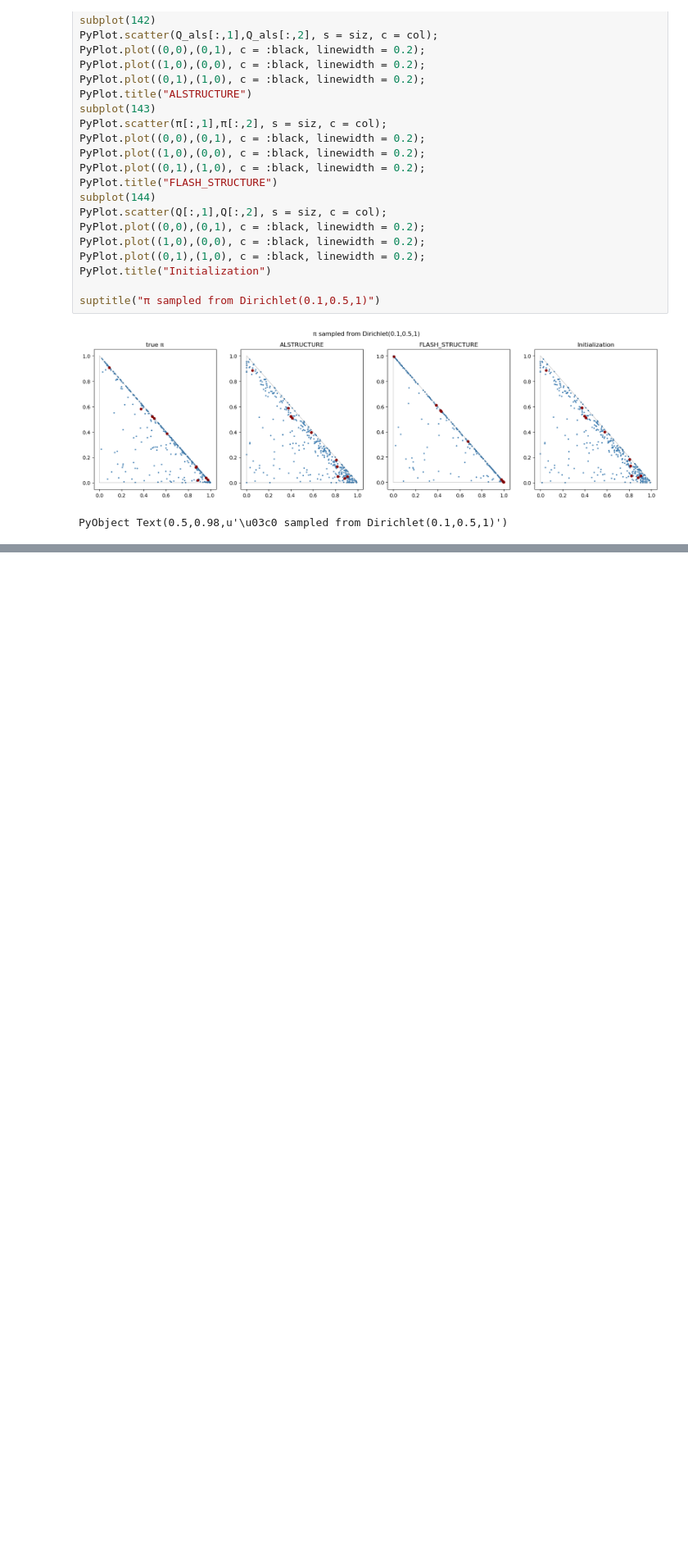
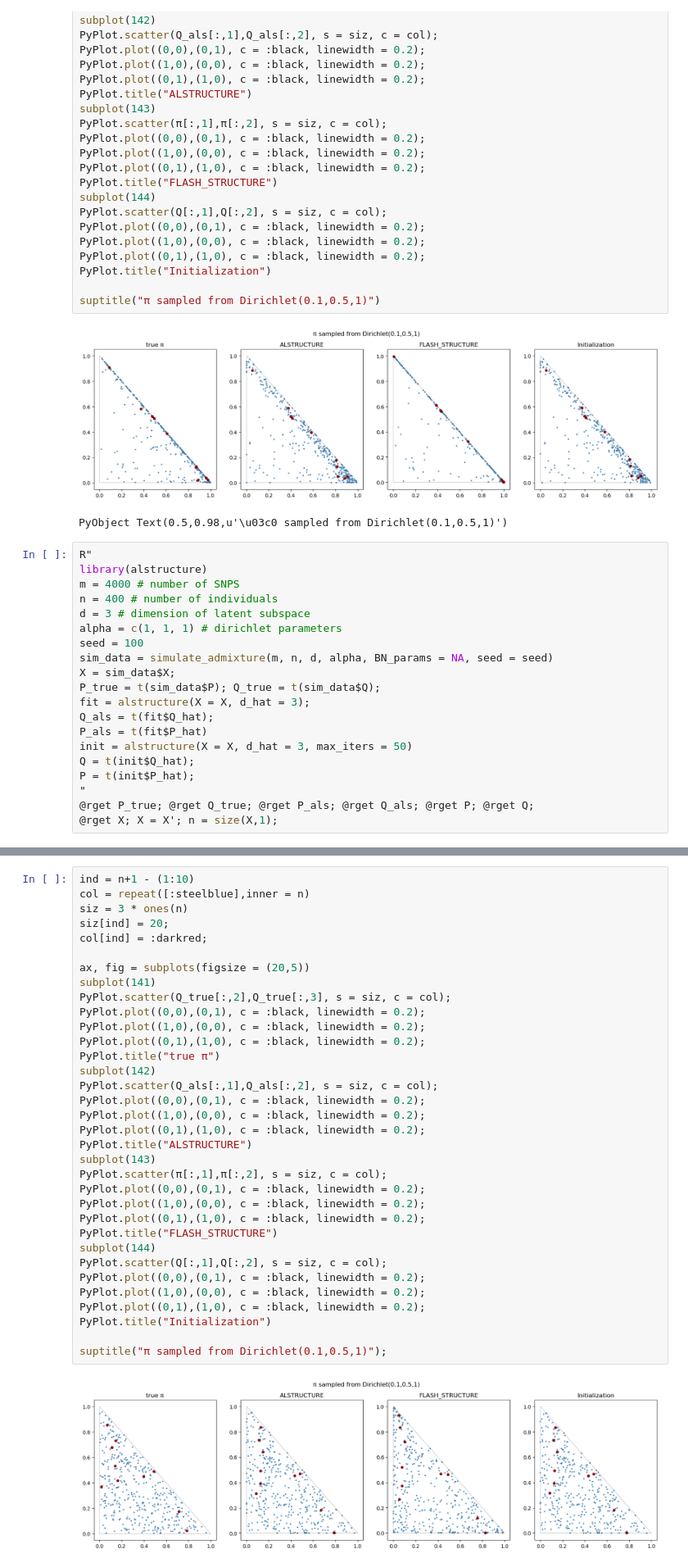
Before and after one commit to youngseok-kim/FLASH_STRUCTURE, a Jupyter notebook: docs/FLASH_STRUCTURE_type_1_Dirichlet.ipynb, the cells around one changed output, grey strips where cells are left out. Shown: that part at 82% size. Drawn from its saved outputs; the diff is of its cells as text; blank space fills up the shorter version.

Commit message:
update FLASHFLASH_STRUCTURE_type_1_Dirichlet.ipynb

```diff
--- a/docs/FLASH_STRUCTURE_type_1_Dirichlet.ipynb
+++ b/docs/FLASH_STRUCTURE_type_1_Dirichlet.ipynb
@@ -248,3 +248,23 @@ suptitle("π sampled from Dirichlet(0.1,0.5,1)")
 # %% [output]
 [figure]
 PyObject Text(0.5,0.98,u'\u03c0 sampled from Dirichlet(0.1,0.5,1)')
+# %%
+R"
+library(alstructure)
+m = 4000 # number of SNPS
+n = 400 # number of individuals
+d = 3 # dimension of latent subspace
+alpha = c(1, 1, 1) # dirichlet parameters
+seed = 100
+sim_data = simulate_admixture(m, n, d, alpha, BN_params = NA, seed = seed)
+X = sim_data$X;
+P_true = t(sim_data$P); Q_true = t(sim_data$Q);
+fit = alstructure(X = X, d_hat = 3);
+Q_als = t(fit$Q_hat);
+P_als = t(fit$P_hat)
+init = alstructure(X = X, d_hat = 3, max_iters = 50)
+Q = t(init$Q_hat);
+P = t(init$P_hat);
+"
+@rget P_true; @rget Q_true; @rget P_als; @rget Q_als; @rget P; @rget Q;
+@rget X; X = X'; n = size(X,1);
@@ -250,0 +294,36 @@ PyObject Text(0.5,0.98,u'\u03c0 sampled from Dirichlet(0.1,0.5,1)')
+# %%
+ind = n+1 - (1:10)
+col = repeat([:steelblue],inner = n)
+siz = 3 * ones(n)
+siz[ind] = 20;
+col[ind] = :darkred;
+
+ax, fig = subplots(figsize = (20,5))
+subplot(141)
+PyPlot.scatter(Q_true[:,2],Q_true[:,3], s = siz, c = col);
+PyPlot.plot((0,0),(0,1), c = :black, linewidth = 0.2);
+PyPlot.plot((1,0),(0,0), c = :black, linewidth = 0.2);
+PyPlot.plot((0,1),(1,0), c = :black, linewidth = 0.2);
+PyPlot.title("true π")
+subplot(142)
+PyPlot.scatter(Q_als[:,1],Q_als[:,2], s = siz, c = col);
+PyPlot.plot((0,0),(0,1), c = :black, linewidth = 0.2);
+PyPlot.plot((1,0),(0,0), c = :black, linewidth = 0.2);
+PyPlot.plot((0,1),(1,0), c = :black, linewidth = 0.2);
+PyPlot.title("ALSTRUCTURE")
+subplot(143)
+PyPlot.scatter(π[:,1],π[:,2], s = siz, c = col);
+PyPlot.plot((0,0),(0,1), c = :black, linewidth = 0.2);
+PyPlot.plot((1,0),(0,0), c = :black, linewidth = 0.2);
+PyPlot.plot((0,1),(1,0), c = :black, linewidth = 0.2);
+PyPlot.title("FLASH_STRUCTURE")
+subplot(144)
+PyPlot.scatter(Q[:,1],Q[:,2], s = siz, c = col);
+PyPlot.plot((0,0),(0,1), c = :black, linewidth = 0.2);
+PyPlot.plot((1,0),(0,0), c = :black, linewidth = 0.2);
+PyPlot.plot((0,1),(1,0), c = :black, linewidth = 0.2);
+PyPlot.title("Initialization")
+
+suptitle("π sampled from Dirichlet(0.1,0.5,1)");
+# %% [output]
+[figure, added]
```
Also changed, not shown: parts of 1 cell of this notebook.
